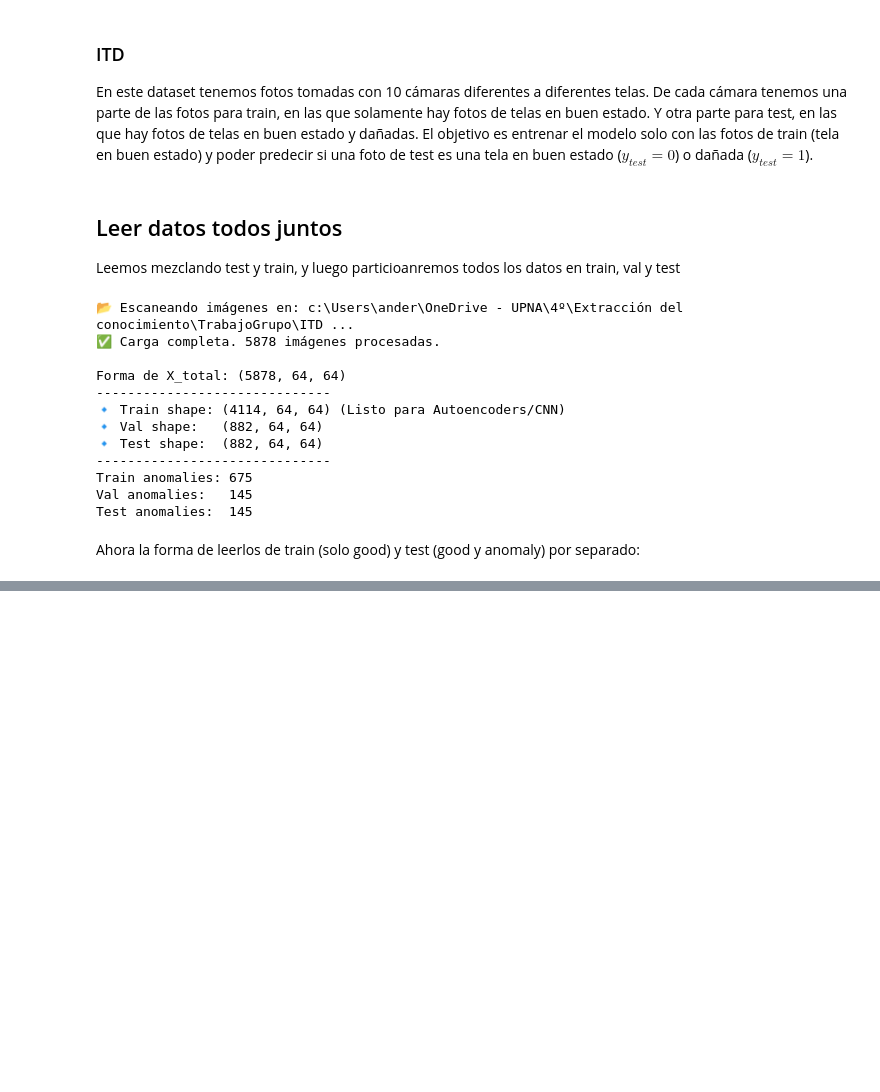
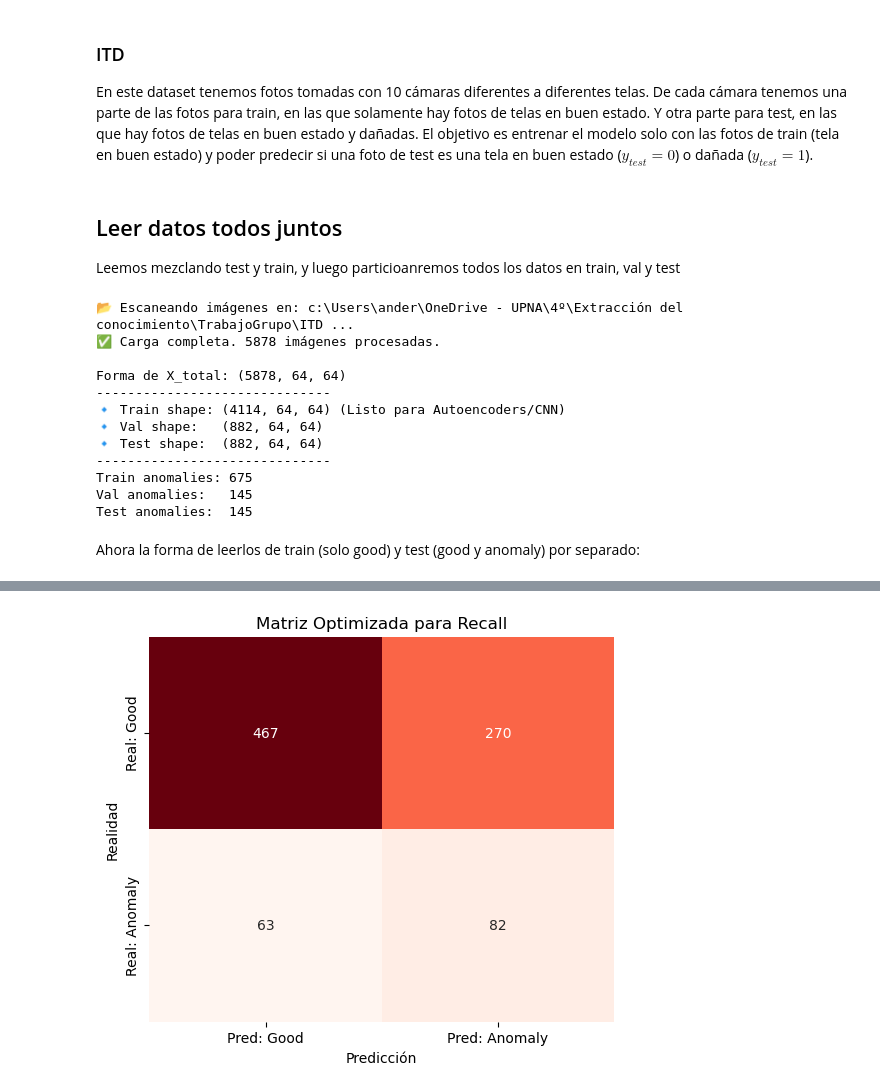
Before and after one commit to asierboveda/Extraccion, a Jupyter notebook: ITD_codigo.ipynb, the cells around one changed output, grey strips where cells are left out. Cells and saved outputs as stored; diff of their text form; code cells hidden in the pictures; blank space fills up the shorter version.

Commit message:
cambio prueba

```diff
--- a/ITD_codigo.ipynb
+++ b/ITD_codigo.ipynb
@@ -197,12 +197,93 @@ print(f"y_train: {y_train.shape}")
 print(f"X_test:  {X_test.shape}")
 print(f"y_test:  {y_test.shape}")
 # %%
-# Ejemplo rápido para Isolation Forest
-# -1 le dice a numpy: "calcula tú esta dimensión" (que será 64*64 = 4096)
-X_train_flat = X_train.reshape(X_train.shape[0], -1)
-X_test_flat = X_test.reshape(X_test.shape[0], -1)
+from sklearn.ensemble import IsolationForest
+from sklearn.metrics import recall_score, classification_report, confusion_matrix
+import matplotlib.pyplot as plt
+import seaborn as sns
+import numpy as np
 
-print(f"Forma aplanada para ML Clásico: {X_train_flat.shape}")
-# Resultado: (N, 4096)
+# --- 1. APLANAR SI ES NECESARIO ---
+if len(X_train.shape) > 2:
+    X_train_flat = X_train.reshape(len(X_train), -1)
+    X_val_flat   = X_val.reshape(len(X_val), -1)
+    X_test_flat  = X_test.reshape(len(X_test), -1)
+else:
+    X_train_flat, X_val_flat, X_test_flat = X_train, X_val, X_test
 
-# clf.fit(X_train_flat) ...
+# --- 2. CONFIGURACIÓN ---
+param_grid = {
+    # Probamos contaminaciones más altas para forzar al modelo a detectar más
+    'contamination': [0.1, 0.15, 0.2, 0.25, 0.3, 0.35, 0.4],
+    'n_estimators': [100, 200],
+    'max_features': [1.0, 0.8]
+}
+
+best_score = 0
+best_params = {}
+best_model = None
+
+# --- 3. BUCLE DE BÚSQUEDA (OPTIMIZANDO RECALL) ---
+print("🚀 Buscando el modelo que NO deje pasar anomalías (Max Recall)...")
+
+for cont in param_grid['contamination']:
+    for n_est in param_grid['n_estimators']:
+        for max_feat in param_grid['max_features']:
+
+            # Entrenar
+            clf = IsolationForest(contamination=cont,
+                                  n_estimators=n_est,
+                                  max_features=max_feat,
+                                  random_state=42,
+                                  n_jobs=-1)
+            clf.fit(X_train_flat)
+
+            # Evaluar en VAL
+            preds_raw = clf.predict(X_val_flat)
+            preds_val = [1 if x == -1 else 0 for x in preds_raw]
+
+            # --- CAMBIO CLAVE: USAMOS RECALL ---
+            # Nos da igual la precisión, queremos cazar todas las anomalías
+            current_recall = recall_score(y_val, preds_val, pos_label=1)
+
+            # Si el recall es mejor, guardamos este modelo
+            if current_recall > best_score:
+                best_score = current_recall
+                best_params = {'contamination': cont, 'n_estimators': n_est, 'max_features': max_feat}
+                best_model = clf
+
+            print(f"Params: {cont}, {n_est}, {max_feat} -> Recall Val: {current_recall:.2%}")
+
+print("-" * 40)
+print(f"🏆 MEJOR MODELO (Maximizando Recall)")
+print(f"   Parámetros: {best_params}")
+print(f"   Recall en Val: {best_score:.2%}")
+print("-" * 40)
+
+# --- 4. PRUEBA DE FUEGO EN TEST ---
+if best_model:
+    print("\n📝 Resultados finales en TEST:")
+    preds_test_raw = best_model.predict(X_test_flat)
+    preds_test = [1 if x == -1 else 0 for x in preds_test_raw]
+
+    # Matriz
+    cm = confusion_matrix(y_test, preds_test)
+
+    plt.figure(figsize=(6, 5))
+    # Usamos mapa de color rojo para enfatizar el peligro de los fallos
+    sns.heatmap(cm, annot=True, fmt='d', cmap='Reds', cbar=False,
+                xticklabels=['Pred: Good', 'Pred: Anomaly'],
+                yticklabels=['Real: Good', 'Real: Anomaly'])
+    plt.ylabel('Realidad')
+    plt.xlabel('Predicción')
+    plt.title('Matriz Optimizada para Recall')
+    plt.show()
+
+    # Métricas
+    print(classification_report(y_test, preds_test, target_names=['Good', 'Anomaly']))
+
+    # Dato clave para ti
+    fallos_graves = cm[1, 0] # Anomalías que el modelo dijo que eran buenas
+    total_anomalias = cm[1, 0] + cm[1, 1]
+    print(f"\n⚠️ DEJAMOS ESCAPAR: {fallos_graves} de {total_anomalias} defectos.")
+# %% [output]
@@ -208,0 +307 @@ print(f"Forma aplanada para ML Clásico: {X_train_flat.shape}")
+[figure, added]
```
Also changed, not shown: parts of 5 cells of this notebook.
